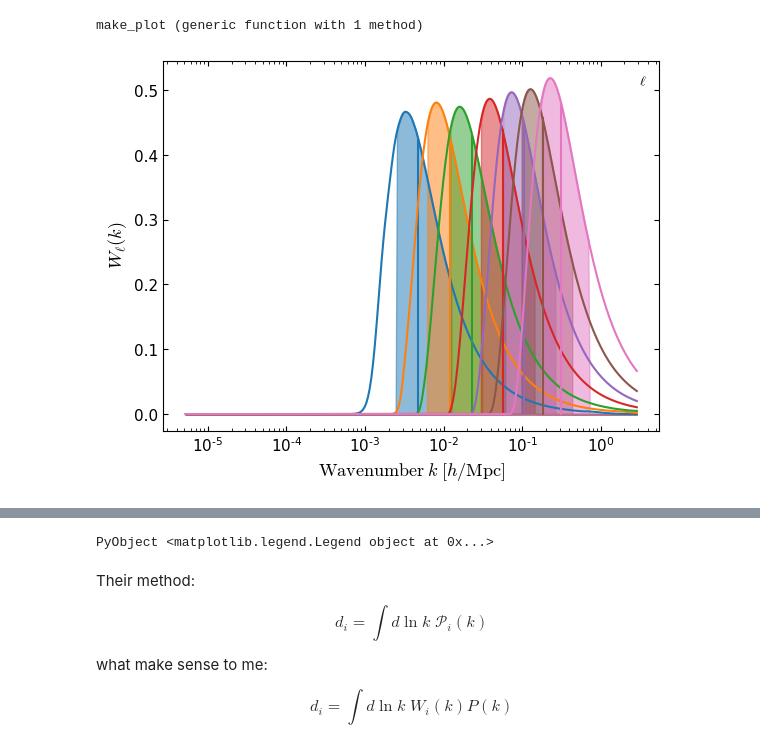
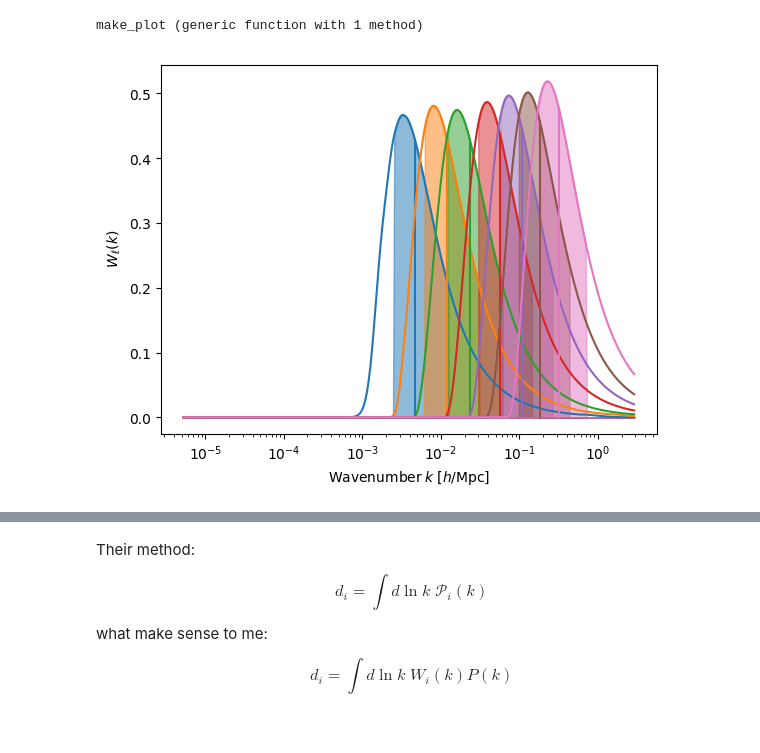
Before and after one commit to marius311/mpk_compilation, a Jupyter notebook: shared/tegfig.ipynb, the cells around one changed output, grey strips where cells are left out. Saved outputs shown, nothing was run; the diff lists cells and outputs as text; code cells hidden in the pictures.

```diff
--- a/shared/tegfig.ipynb
+++ b/shared/tegfig.ipynb
@@ -55,8 +61,8 @@ p = camb.set_params(
     pivot_scalar=kₚ, AccuracyBoost=2, lSampleBoost=50, TCMB=T₀, redshifts=z, k_eta_fac=10, lmax=2600
 )
 r = camb.get_results(p)
-t = r[:get_cmb_transfer_data]()
-mt = r[:get_matter_transfer_data]();
+t = r.get_cmb_transfer_data()
+mt = r.get_matter_transfer_data();
 # %% [output]
 WARNING:root:accuracy parameters are changed globally, not yet per parameter set
 # %%
@@ -75,20 +81,20 @@ $$
 
 where $P_*(k)$ is the primordial power spectrum.
 # %%
-k = t[:q]
+k = k_CMB = t.q
 dlnk = diff(log.(k))
 dlnk = [dlnk[1]; dlnk];
 
-WkℓTT = @. 4*pi*1e12*T₀^2 * t[:delta_p_l_k][1,:,:]^2
+WkℓTT = @. 4*pi*1e12*T₀^2 * t.delta_p_l_k[1,:,:]^2
 WkℓTT = [zeros(length(k))'; WkℓTT][ℓ,:];
 
-WkℓEE = @. 4*pi*1e12*T₀^2 * t[:delta_p_l_k][2,:,:]^2
+WkℓEE = @. 4*pi*1e12*T₀^2 * t.delta_p_l_k[2,:,:]^2
 WkℓEE = [zeros(length(k))'; WkℓEE][ℓ,:] .* (ℓ.*(ℓ.+1)).^2;
 
-WkℓTE = @. 4*pi*1e12*T₀^2 * t[:delta_p_l_k][1,:,:] .* t[:delta_p_l_k][2,:,:]
+WkℓTE = @. 4*pi*1e12*T₀^2 * t.delta_p_l_k[1,:,:] .* t.delta_p_l_k[2,:,:]
 WkℓTE = [zeros(length(k))'; WkℓTE][ℓ,:] .* (ℓ.*(ℓ.+1));
 
-Wkℓϕϕ = @. 4*pi * t[:delta_p_l_k][3,:,:]^2
+Wkℓϕϕ = @. 4*pi * t.delta_p_l_k[3,:,:]^2
 Wkℓϕϕ = [zeros(length(k))'; Wkℓϕϕ][ℓ,:];
 # %% [markdown]
 We can check this is right by doing the sum over $P_*(k)$ ourselves to verify we get the CMB spectrum back:
@@ -203,9 +200,9 @@ B_ϕϕ = hcat([(r=zeros(2508); r[lmin:lmax]=1/(lmax-lmin+1); r) for (lmin,lmax)
 # %%
-d = readdlm("dat/planck_lensing_2017/smicadx12_Dec5_ftl_mv2_ndclpp_p_teb_agr2_bandpowers.dat")
+d = readdlm("dat/planck_lensing_2017/smicadx12_Dec5_ftl_mv2_ndclpp_p_teb_agr2_bandpowers.dat", comments=true)
 d_ϕϕ = d[:,5]
-Σ_ϕϕ = diagm(d[:,6].^2)
+Σ_ϕϕ = Diagonal(d[:,6].^2)
 blmin,blmax = Int.(d[:,2]), Int.(d[:,3])
-B_ϕϕ = hcat([(r=zeros(2508); r[lmin:lmax]=1/(lmax-lmin+1); r) for (lmin,lmax) in zip(blmin,blmax)]...);
+B_ϕϕ = hcat([(r=zeros(2508); r[lmin:lmax].=1/(lmax-lmin+1); r) for (lmin,lmax) in zip(blmin,blmax)]...);
 # %%
 errorbar((blmin+blmax)/2, d_ϕϕ, sqrt.(diag(Σ_ϕϕ)),marker=".",ls="")
 semilogx((blmin+blmax)/2, B_ϕϕ' * (@. Cℓϕϕ * (ℓ*(ℓ+1))^2/(2π)))
@@ -229,11 +226,11 @@ get_quantiles (generic function with 2 methods)
 # %%
-function get_plot_data(d, Σ, B, Cℓ, Wkℓ, k, nrebin, tg_style=false)
+function get_plot_data(d, Σ, B, Cℓ, Wkℓ, k, ℓ, nrebin, tg_style=false)
 
     # rebin the data
     lmins = cumsum([1; nrebin])[1:end-1]
-    lims = zip(lmins,lmins+nrebin-1)
+    lims = zip(lmins, @. lmins+nrebin-1)
     nbins = size(B,2)
-    B2 = hcat([(r=zeros(nbins); r[l1:l2]=1; normalize!(r,1)) for (l1,l2)=lims]...);
+    B2 = hcat([(r=zeros(nbins); r[l1:l2].=1; normalize!(r,1)) for (l1,l2)=lims]...);
     nbins2 = size(B2,2)
 
     # compute
@@ -242,7 +239,7 @@ function get_plot_data(d, Σ, B, Cℓ, Wkℓ, k, nrebin, tg_style=false)
     else
         Wki = B2'*B'*Wkℓ ./ Tkz²[k,0]'
     end
-    Pi = Wki ./ sum(Wki .* dlnk',2)
+    Pi = Wki ./ sum(Wki .* dlnk', dims=2)
     ℓkmap = hcat(get_quantiles.((k,),[Pi[i,:] for i=1:nbins2],(dlnk,))...)'
 
     σCℓ_over_Cℓ = sqrt.(diag(B2'*Σ*B2)) ./ (B2'*d)
@@ -252,13 +249,13 @@ function get_plot_data(d, Σ, B, Cℓ, Wkℓ, k, nrebin, tg_style=false)
 
 end
 
-function make_plot(σCℓ_over_Cℓ, ℓkmap, f, args...; kwargs...)
+function make_plot(σCℓ_over_Cℓ, ℓkmap, f, args...; residual=false, kpow=0, kwargs...)
 
     # make plot
-    m = h^3 * Pkz[ℓkmap[:,2],0]
+    m = h^3 * Pkz[ℓkmap[:,2],0] .* ℓkmap[:,2].^kpow
     errorbar(
         ℓkmap[:,2]/h,
-        m .* f;
+        residual ? m.*(f.-1) : m.*f;
         yerr = m .* σCℓ_over_Cℓ,
         xerr = abs.(ℓkmap[:,[1,3]].-ℓkmap[:,2])'/h,
         ebar_kwargs...,
@@ -271,21 +268,20 @@ make_plot (generic function with 1 method)
 # %%
 # _,ℓkmap,_,Pi,ℓbin = get_plot_data(d_planck_TT, Σ_planck_TT, B_planck_TT,     CℓTT, WkℓTT, k, [[1, 3, 15, 15]; fill(5,2); fill(10,5); fill(20,7)])
 # _,ℓkmap,_,Pi,ℓbin = get_plot_data(d_high_EE,   Σ_high_EE,   B_high[:,1:199], CℓEE, WkℓEE, k, [fill(5,2); fill(10,5); fill(20,6); 19])
 # _,ℓkmap,_,Pi,ℓbin = get_plot_data(d_high_TE,   Σ_high_TE,   B_high[:,1:199], CℓTE, WkℓTE, k, [fill(5,2); fill(10,5); fill(20,6); 19])
-_,ℓkmap,_,Pi,ℓbin = get_plot_data(d_ϕϕ,   Σ_ϕϕ,   B_ϕϕ, Cℓϕϕ, Wkℓϕϕ, k, [1,1,2,2,2,3,3], false)
+_,ℓkmap,_,Pi,ℓbin = get_plot_data(d_ϕϕ,   Σ_ϕϕ,   B_ϕϕ, Cℓϕϕ, Wkℓϕϕ, k, ℓ, [1,1,2,2,2,3,3], false)
 
 
 for i = 1:1:size(ℓkmap,1)
     T = Pi[i,:]
     l, = semilogx(k/h, T)
     low,mid,high = get_quantiles(k, T, [0; diff(log.(k))])
-    fill_between(k/h, 0T, T.*ifelse.(low.<k.<high,1,0), color=l[:get_color](), alpha=0.5)
-    imid = indmin(@. (k-mid)^2)
-    plot(fill(k[imid]/h,2),[0,T[imid]], color=l[:get_color]())
+    fill_between(k/h, 0T, T.*ifelse.(low.<k.<high,1,0), color=l.get_color(), alpha=0.5)
+    imid = findmin(@. (k-mid)^2)[2]
+    plot(fill(k[imid]/h,2),[0,T[imid]], color=l.get_color())
 
 end
 ylabel(raw"$\; W_{\ell}(k) $")
-xlabel(raw"${\rm Wavenumber} \; k \; [h/{\rm Mpc}]$")
-legend(title=raw"$\ell$")
+xlabel(raw"${\rm Wavenumber} \; k \; [h/{\rm Mpc}]$");
 # %% [output]
-[figure, old version]
+[figure, new version]
@@ -293,4 +288,3 @@ WARNING:matplotlib.legend:No handles with labels found to put in legend.
-PyObject <matplotlib.legend.Legend object at 0x...>
 # %% [markdown]
 Their method:
 
```
Also changed, not shown: parts of 66 cells of this notebook, 4 other files.
